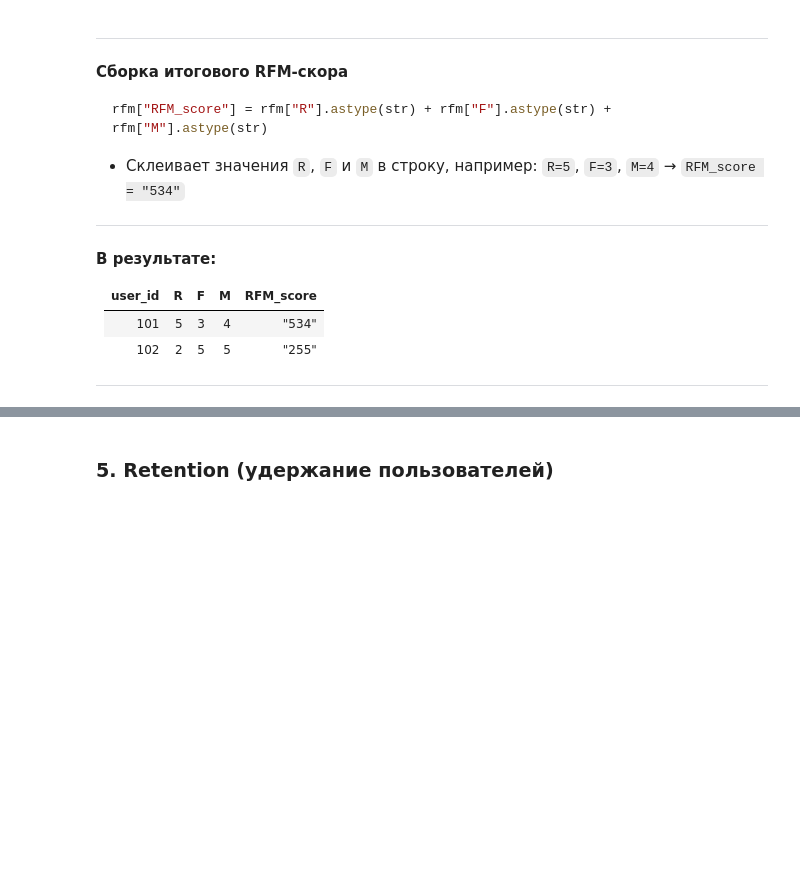
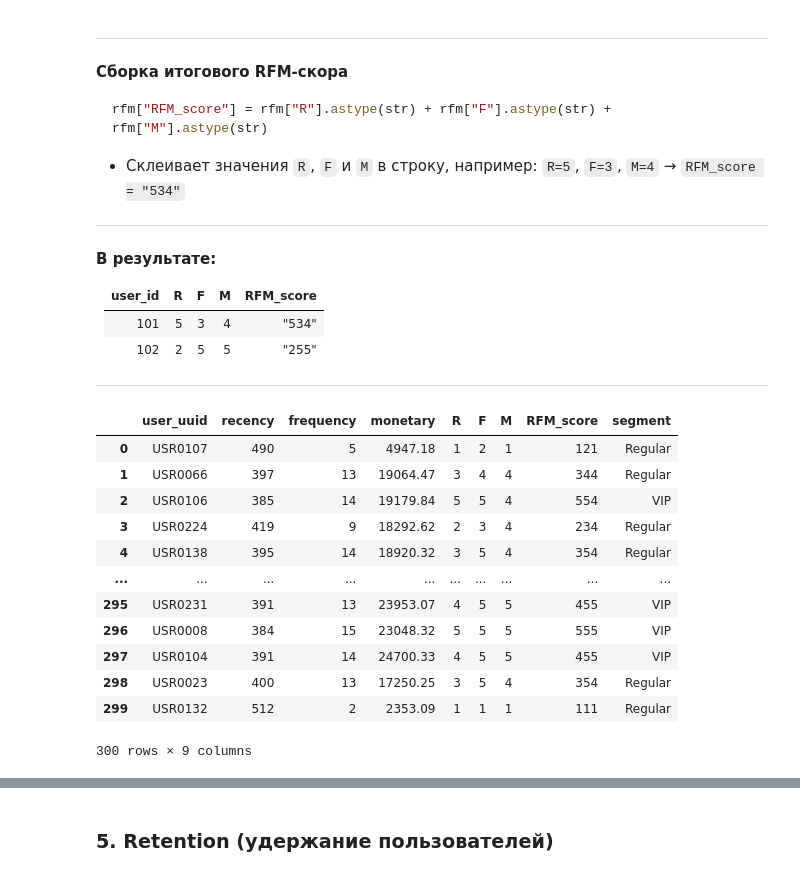
Before and after one commit to cpython-projects/da_2603, a Jupyter notebook: lesson_24.ipynb, the cells around one changed output, grey strips where cells are left out. Drawn from its saved outputs; the diff is of its cells as text; code cells hidden in the pictures; blank space fills up the shorter version.

```diff
--- a/lesson_24.ipynb
+++ b/lesson_24.ipynb
@@ -228,0 +541,15 @@ import plotly.express as px
+# %%
+# Запрос для расчета RFM-показателей
+query = """
+SELECT
+  user_uuid,
+  CURRENT_DATE - MAX(order_time) AS recency,
+  COUNT(*) AS frequency,
+  SUM(total_uah) AS monetary
+FROM orders_log
+WHERE total_uah IS NOT NULL
+GROUP BY user_uuid;
+"""
+
+rfm = pd.read_sql(text(query), engine)
+rfm
@@ -228,0 +570,8 @@ import plotly.express as px
+# %%
+# Разделение по квантилям (R/F/M-баллы)
+rfm["R"] = pd.qcut(rfm["recency"], 5, labels=[5, 4, 3, 2, 1]).astype(int)
+rfm["F"] = pd.qcut(rfm["frequency"].rank(method="first"), 5, labels=[1, 2, 3, 4, 5]).astype(int)
+rfm["M"] = pd.qcut(rfm["monetary"], 5, labels=[1, 2, 3, 4, 5]).astype(int)
+
+rfm["RFM_score"] = rfm["R"].astype(str) + rfm["F"].astype(str) + rfm["M"].astype(str)
+rfm
@@ -291,0 +651,30 @@ rfm["RFM_score"] = rfm["R"].astype(str) + rfm["F"].astype(str) + rfm["M"].astype
+# %%
+# Интерпретация сегментов
+def segment(row):
+    if row["R"] >= 4 and row["F"] >= 4 and row["M"] >= 4:
+        return "VIP"
+    elif row["R"] >= 4 and row["F"] <= 2:
+        return "New"
+    elif row["R"] <= 2 and row["F"] >= 4:
+        return "At Risk"
+    elif row["F"] == 1 and row["R"] > 3:
+        return "Sleeping"
+    else:
+        return "Regular"
+
+rfm["segment"] = rfm.apply(segment, axis=1)
+rfm
+# %% [output]
+|  | user_uuid | recency | frequency | monetary | R | F | M | RFM_score | segment |
+| 0 | USR0107 | 490 | 5 | 4947.18 | 1 | 2 | 1 | 121 | Regular |
+| 1 | USR0066 | 397 | 13 | 19064.47 | 3 | 4 | 4 | 344 | Regular |
+| 2 | USR0106 | 385 | 14 | 19179.84 | 5 | 5 | 4 | 554 | VIP |
+| 3 | USR0224 | 419 | 9 | 18292.62 | 2 | 3 | 4 | 234 | Regular |
+| 4 | USR0138 | 395 | 14 | 18920.32 | 3 | 5 | 4 | 354 | Regular |
+| ... | ... | ... | ... | ... | ... | ... | ... | ... | ... |
+| 295 | USR0231 | 391 | 13 | 23953.07 | 4 | 5 | 5 | 455 | VIP |
+| 296 | USR0008 | 384 | 15 | 23048.32 | 5 | 5 | 5 | 555 | VIP |
+| 297 | USR0104 | 391 | 14 | 24700.33 | 4 | 5 | 5 | 455 | VIP |
+| 298 | USR0023 | 400 | 13 | 17250.25 | 3 | 5 | 4 | 354 | Regular |
+| 299 | USR0132 | 512 | 2 | 2353.09 | 1 | 1 | 1 | 111 | Regular |
+300 rows × 9 columns
```
Also changed, not shown: parts of 44 cells of this notebook.
